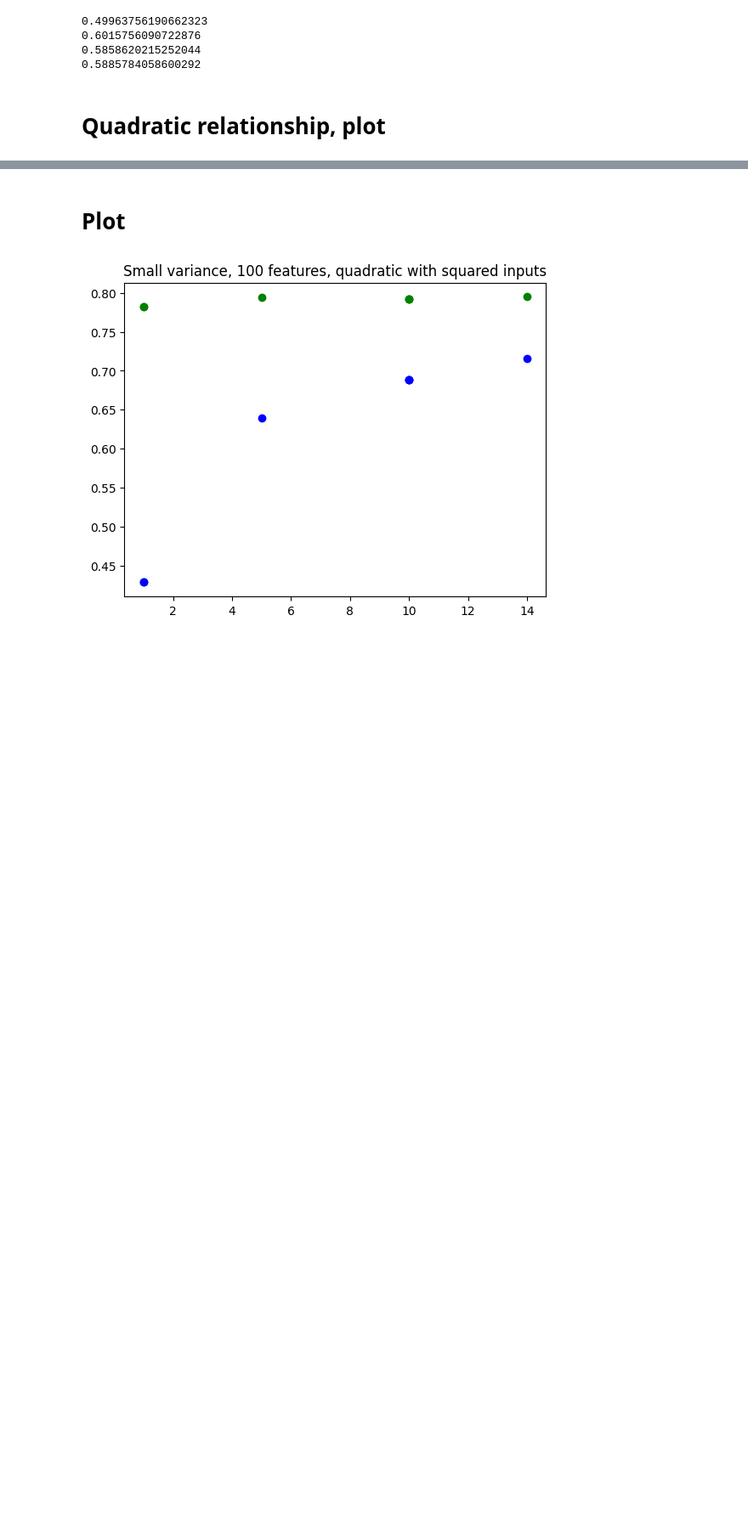
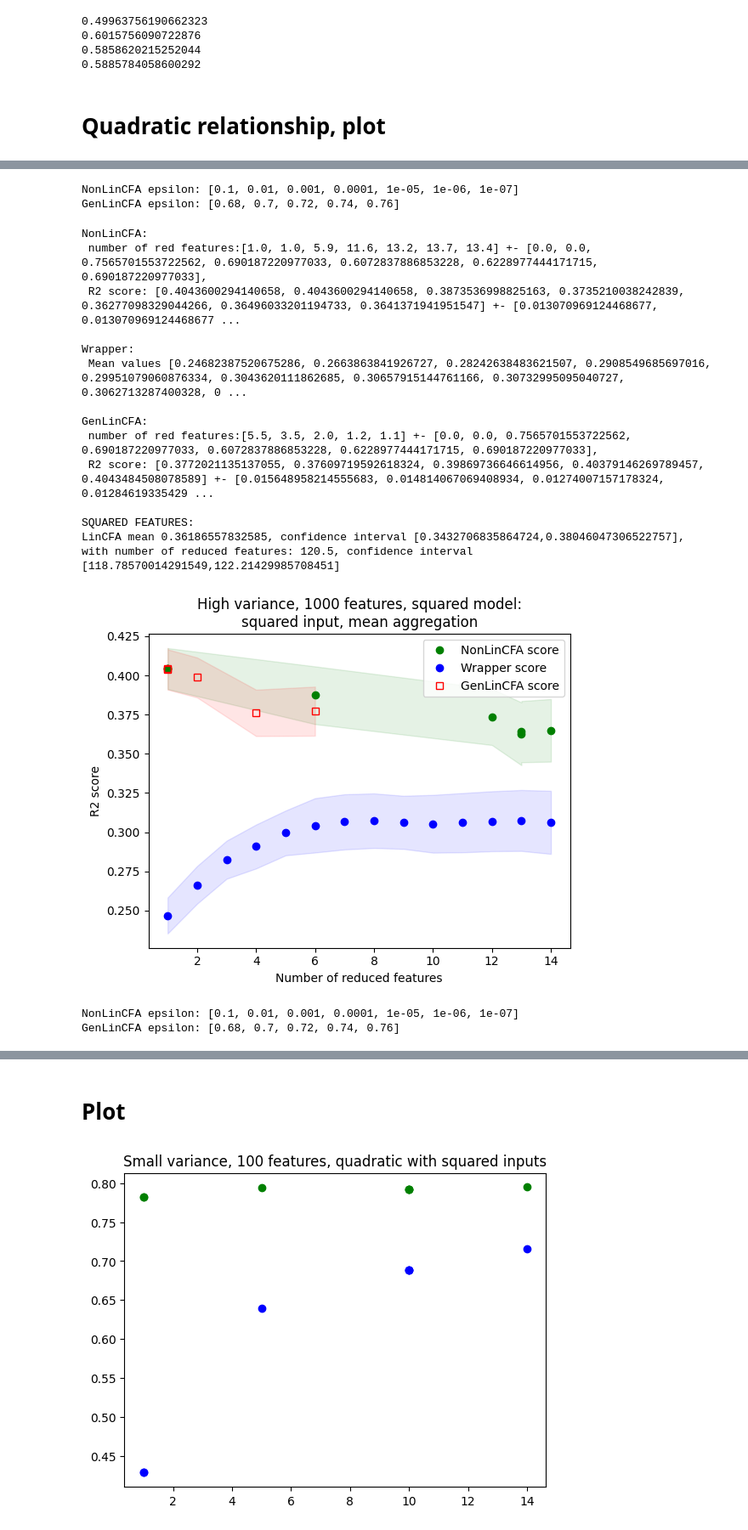
Before and after one commit to PaoloBonettiPolimi/PaperNon_Gen_LinCFA, a Jupyter notebook: Non_Gen_LinCFA_experiments.ipynb, the cells around one changed output, grey strips where cells are left out. Shown: that part at 85% size. Drawn from its saved outputs; the diff is of its cells as text; code cells hidden in the pictures; blank space fills up the shorter version.

```diff
--- a/Non_Gen_LinCFA_experiments.ipynb
+++ b/Non_Gen_LinCFA_experiments.ipynb
@@ -643,0 +622,30 @@ plot_squaredAggr(results,"Low variance, 100 features, squared model:\nlinear inp
+# %%
+with open('/Users/paolo/Documents/PaperNon_Gen_LinCFA/results/squared_highNoise_1000var.pkl', 'rb') as f:
+    results = pickle.load(f)
+
+with open('/Users/paolo/Documents/PaperNon_Gen_LinCFA/results/squared_highNoise_1000var_onlyGen.pkl', 'rb') as f:
+    results2 = pickle.load(f)
+# %%
+print(f'NonLinCFA epsilon: {[results[0][0][i][0] for i in range(7)]}')
+print(f'GenLinCFA epsilon: {[results2[0][0][i][0] for i in range(5)]}')
+# %% [output]
+NonLinCFA epsilon: [0.1, 0.01, 0.001, 0.0001, 1e-05, 1e-06, 1e-07]
+GenLinCFA epsilon: [0.68, 0.7, 0.72, 0.74, 0.76]
+# %%
+plot_quadratic(results,"High variance, 1000 features, squared model:\nsquared input, mean aggregation",'HIghVar_1000Feat_quadr.png',results2,14)
+# %% [output]
+NonLinCFA:
+ number of red features:[1.0, 1.0, 5.9, 11.6, 13.2, 13.7, 13.4] +- [0.0, 0.0, 0.7565701553722562, 0.690187220977033, 0.6072837886853228, 0.6228977444171715, 0.690187220977033],
+ R2 score: [0.4043600294140658, 0.4043600294140658, 0.3873536998825163, 0.3735210038242839, 0.36277098329044266, 0.36496033201194733, 0.3641371941951547] +- [0.013070969124468677, 0.013070969124468677 ...
+
+Wrapper:
+ Mean values [0.24682387520675286, 0.2663863841926727, 0.28242638483621507, 0.2908549685697016, 0.29951079060876334, 0.3043620111862685, 0.30657915144761166, 0.30732995095040727, 0.3062713287400328, 0 ...
+
+GenLinCFA:
+ number of red features:[5.5, 3.5, 2.0, 1.2, 1.1] +- [0.0, 0.0, 0.7565701553722562, 0.690187220977033, 0.6072837886853228, 0.6228977444171715, 0.690187220977033],
+ R2 score: [0.3772021135137055, 0.37609719592618324, 0.39869736646614956, 0.40379146269789457, 0.4043484508078589] +- [0.015648958214555683, 0.014814067069408934, 0.01274007157178324, 0.01284619335429 ...
+
+SQUARED FEATURES:
+LinCFA mean 0.36186557832585, confidence interval [0.3432706835864724,0.38046047306522757],
+with number of reduced features: 120.5, confidence interval [118.78570014291549,122.21429985708451]
+[figure, added]
@@ -643,0 +727,6 @@ plot_squaredAggr(results,"Low variance, 100 features, squared model:\nlinear inp
+# %%
+print(f'NonLinCFA epsilon: {[results[5][0][i][0] for i in range(7)]}')
+print(f'GenLinCFA epsilon: {[results2[1][0][i][0] for i in range(5)]}')
+# %% [output]
+NonLinCFA epsilon: [0.1, 0.01, 0.001, 0.0001, 1e-05, 1e-06, 1e-07]
+GenLinCFA epsilon: [0.68, 0.7, 0.72, 0.74, 0.76]
```
Also changed, not shown: parts of 70 cells of this notebook, 14 other files.
